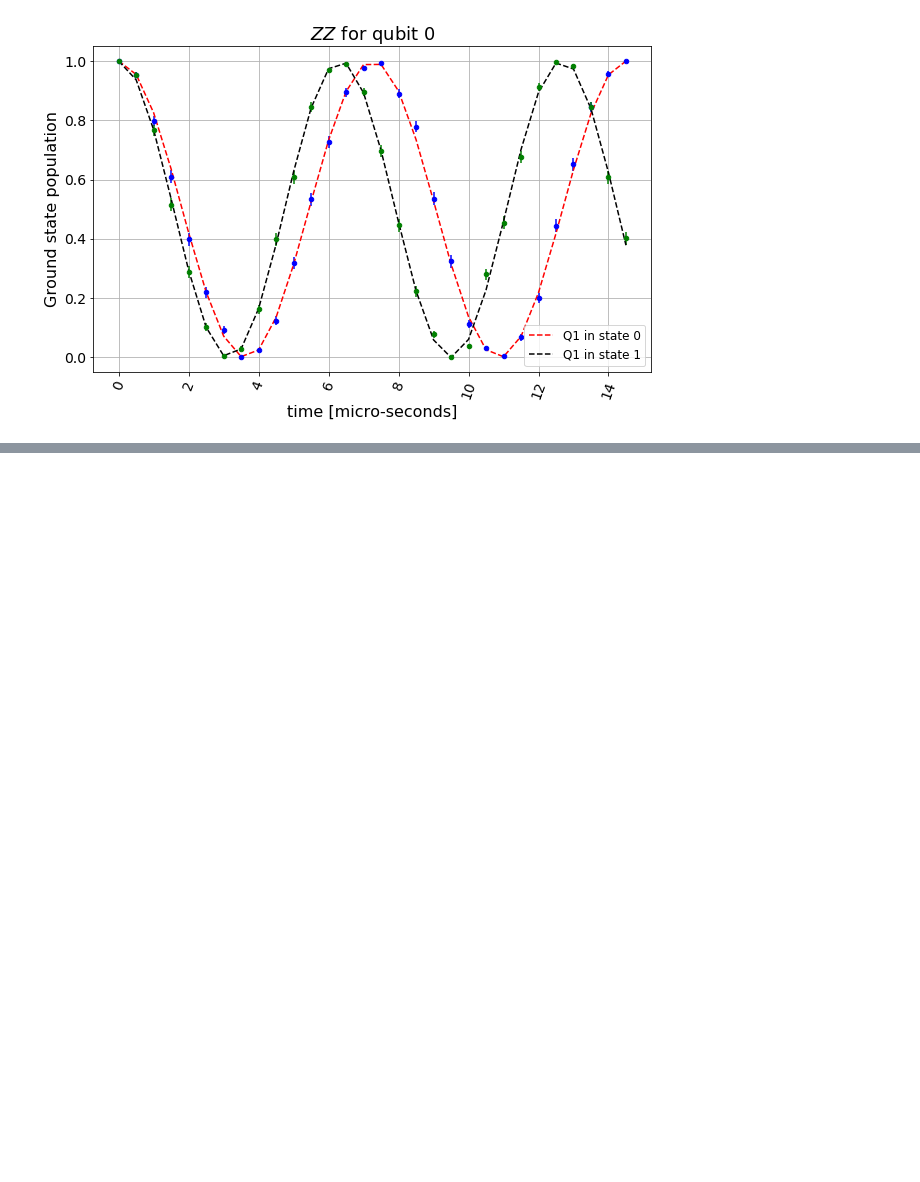
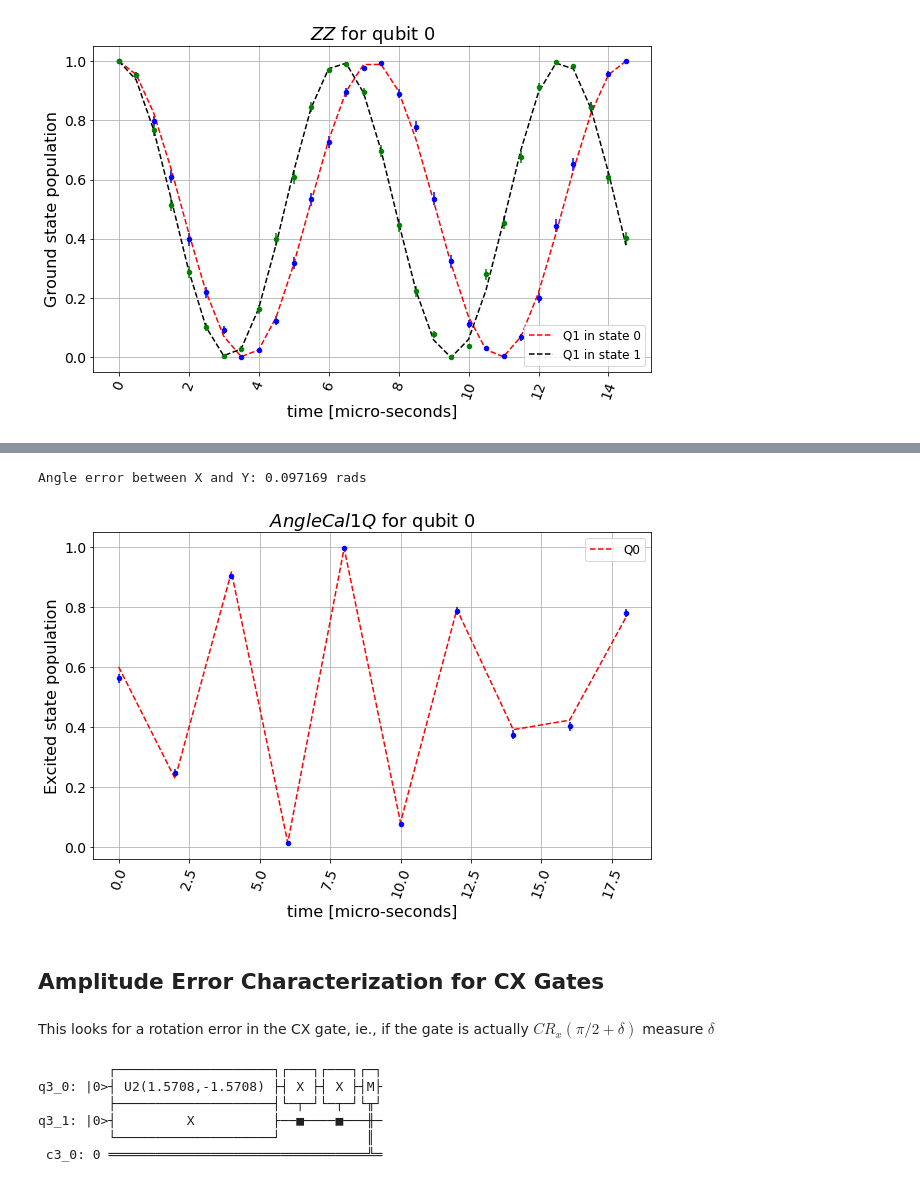
Before and after one commit to qiskit-community/qiskit-ignis, a Jupyter notebook: examples/hamiltonian_and_gate_characterization.ipynb, the cells around one changed output, grey strips where cells are left out. Cells and saved outputs as stored; diff of their text form; code cells hidden in the pictures; blank space fills up the shorter version.

```diff
--- a/examples/hamiltonian_and_gate_characterization.ipynb
+++ b/examples/hamiltonian_and_gate_characterization.ipynb
@@ -83,0 +157,3 @@ ZZ Rate: 19.730088 kHz
+# %%
+qubits = [0]
+circs, xdata = anglecal_1Q_circuits(10, qubits, angleerr=0.1)
@@ -83,0 +174,34 @@ ZZ Rate: 19.730088 kHz
+# %%
+# Set the simulator
+# Run the simulator
+backend = qiskit.Aer.get_backend('qasm_simulator')
+shots = 1000
+# For demonstration purposes split the execution into two jobs
+backend_result1 = qiskit.execute(circs, backend,
+                                shots=shots).result()
+# %%
+%matplotlib inline
+# Fit the data to an oscillation
+
+plt.figure(figsize=(10, 6))
+initial_theta = 0.02
+initial_c = 0.5
+initial_phi = 0.01
+
+
+fit = AngleCal1QFitter(backend_result1, xdata, qubits,
+                   fit_p0=[initial_theta, initial_c],
+                   fit_bounds=([-np.pi, -1],
+                               [np.pi, 1]))
+
+fit.plot_err(0, ax=plt.gca())
+
+print("Angle error between X and Y: %f rads"%(fit.angle_err()[0]))
+plt.show()
+# %% [output]
+Angle error between X and Y: 0.097169 rads
+[figure, added]
+# %% [markdown]
+## Amplitude Error Characterization for CX Gates
+# %% [markdown]
+This looks for a rotation error in the CX gate, ie., if the gate is actually $CR_x(\pi/2+\delta)$ measure $\delta$
@@ -83,0 +212,9 @@ ZZ Rate: 19.730088 kHz
+# %%
+print(circs[2])
+# %% [output]
+         ┌────────────────────┐┌───┐┌───┐┌─┐
+q3_0: |0>┤ U2(1.5708,-1.5708) ├┤ X ├┤ X ├┤M├
+         ├────────────────────┤└─┬─┘└─┬─┘└╥┘
+q3_1: |0>┤         X          ├──■────■───╫─
+         └────────────────────┘           ║
+ c3_0: 0 ═════════════════════════════════╩═
```
Also changed, not shown: parts of 20 cells of this notebook, 4 other files.
